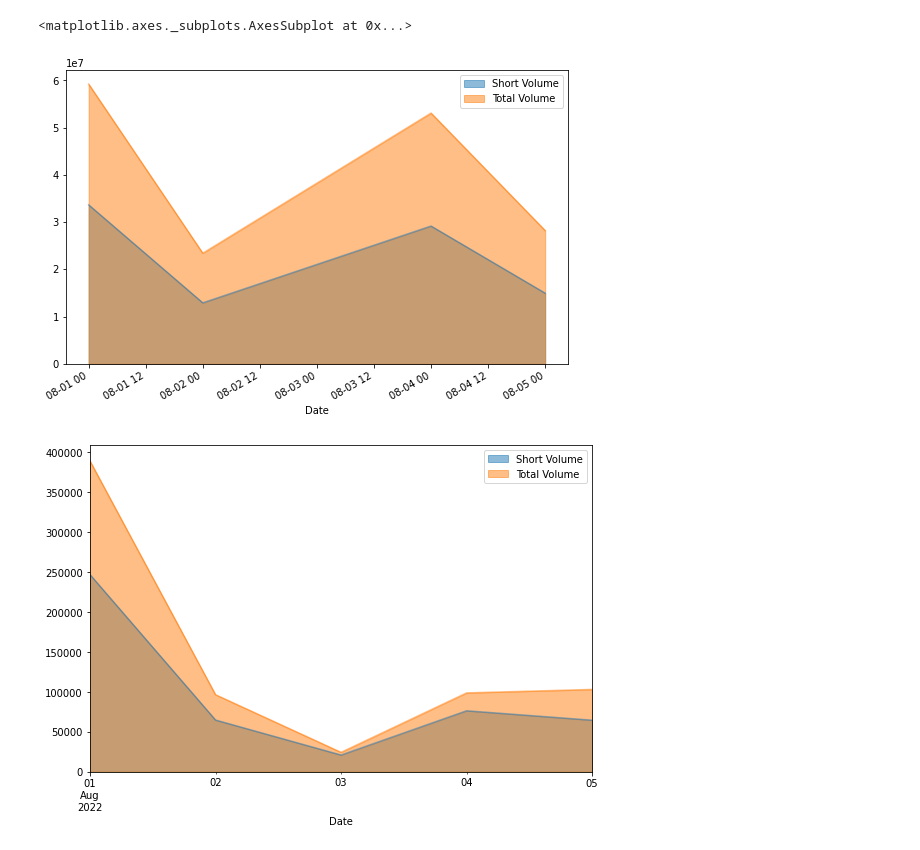
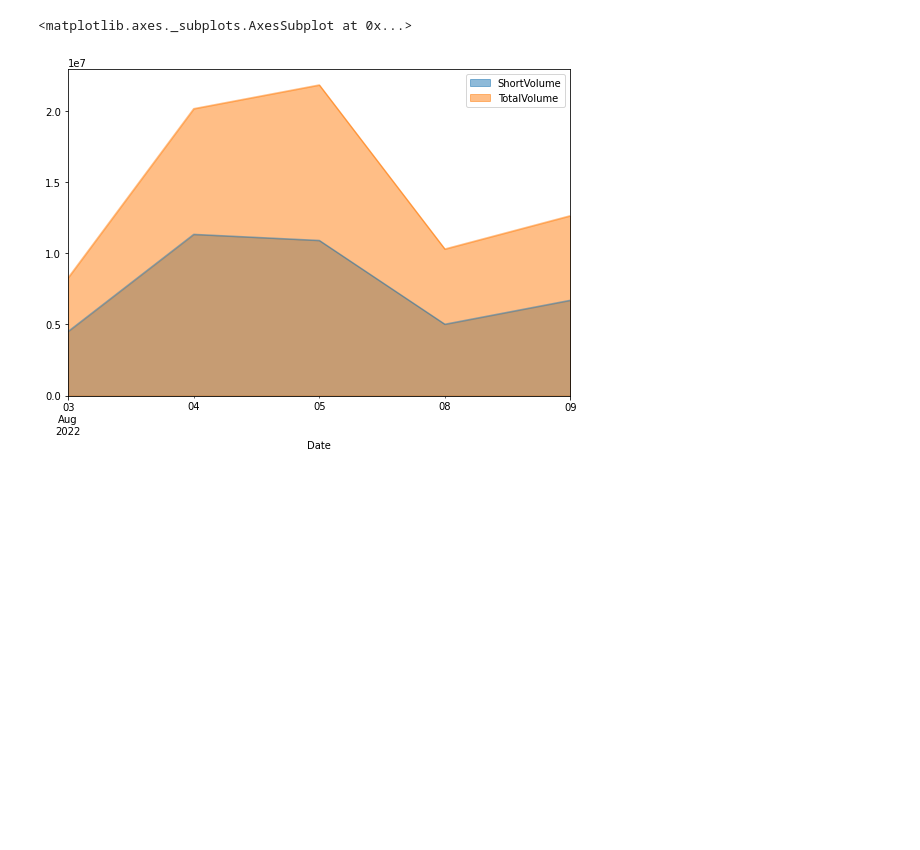
Before and after one commit to Meta-Sean/Short-Sales-Gamma-Exposure-and-Implied-Order-Book, a Jupyter notebook: Short_Sales_Daily_Reports.ipynb, the cells around one changed output. Saved outputs shown, nothing was run; the diff lists cells and outputs as text; code cells hidden in the pictures; blank space fills up the shorter version.

```diff
--- a/Short_Sales_Daily_Reports.ipynb
+++ b/Short_Sales_Daily_Reports.ipynb
@@ -157,0 +191,8 @@ FINRA_ticker_df
+# %%
+short_volume = FINRA_ticker_df.groupby(['Date']).ShortVolume.sum()
+total_volume = FINRA_ticker_df.groupby(['Date']).TotalVolume.sum()
+# %%
+short_volume_df = pd.DataFrame(short_volume)
+total_volume_df = pd.DataFrame(total_volume)
+merged_df = pd.merge(short_volume_df, total_volume_df, how='outer', on='Date')
+merged_df
@@ -168,8 +216,7 @@ EDGX_ticker_df.plot.line(y=['Short Volume', 'Total Volume'], figsize=(10,6))
 # %%
-FINRA_ticker_df.plot(kind='area', stacked=False, figsize=(9,6))
-EDGX_ticker_df.plot(kind='area', stacked=False, figsize=(9,6))
+merged_df.plot(kind='area', stacked=False, figsize=(9,6))
+#EDGX_ticker_df.plot(kind='area', stacked=False, figsize=(9,6))
 # %% [output]
 <matplotlib.axes._subplots.AxesSubplot at 0x...>
-[figure, old version]
+[figure, new version]
-[figure, removed]
 # %%
```
Also changed, not shown: parts of 19 cells of this notebook.
